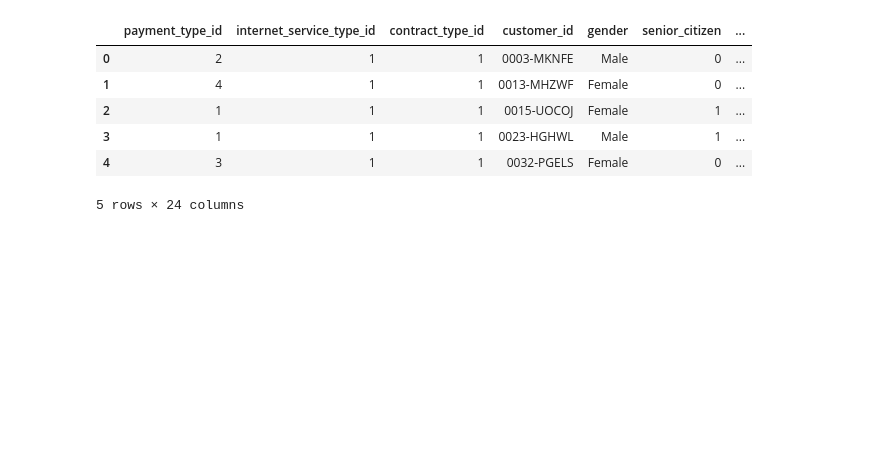
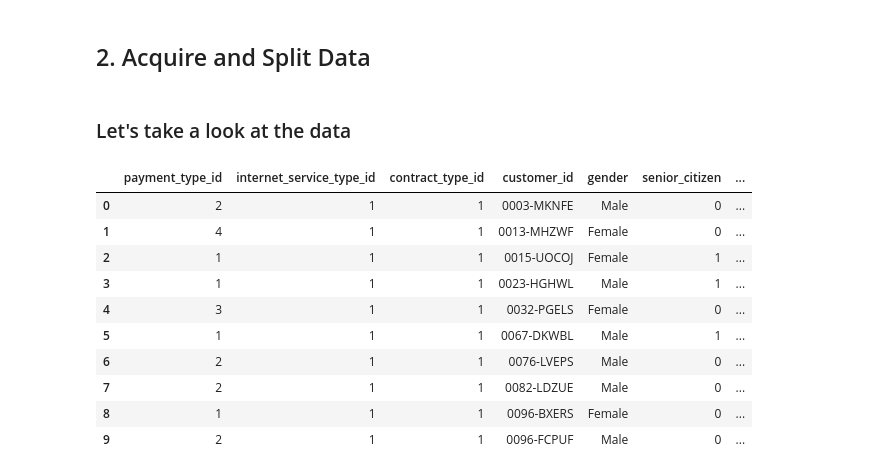
Before and after one commit to sonny-chase-nick-classification-project/telco_classification, a Jupyter notebook: Why_are_our_customers_churning.ipynb, the cells around one changed output. Saved outputs shown, nothing was run; the diff lists cells and outputs as text; code cells hidden in the pictures; blank space fills up the shorter version.

Commit message:
updated the telco churn notebook with phase 1 and 2, and a bit of phase 3

```diff
--- a/Why_are_our_customers_churning.ipynb
+++ b/Why_are_our_customers_churning.ipynb
@@ -66,0 +126,2 @@ telco = acquire.get_telco_data()
+# %% [markdown]
+## 2. Acquire and Split Data
@@ -67,10 +133,16 @@ telco = acquire.get_telco_data()
+# %% [markdown]
+### Let's take a look at the data
 # %%
-telco.head()
+telco.head(10)
 # %% [output]
 |  | payment_type_id | internet_service_type_id | contract_type_id | customer_id | gender | senior_citizen | ... |
 | 0 | 2 | 1 | 1 | 0003-MKNFE | Male | 0 | ... |
 | 1 | 4 | 1 | 1 | 0013-MHZWF | Female | 0 | ... |
 | 2 | 1 | 1 | 1 | 0015-UOCOJ | Female | 1 | ... |
 | 3 | 1 | 1 | 1 | 0023-HGHWL | Male | 1 | ... |
 | 4 | 3 | 1 | 1 | 0032-PGELS | Female | 0 | ... |
+| 5 | 1 | 1 | 1 | 0067-DKWBL | Male | 1 | ... |
+| 6 | 2 | 1 | 1 | 0076-LVEPS | Male | 0 | ... |
+| 7 | 2 | 1 | 1 | 0082-LDZUE | Male | 0 | ... |
+| 8 | 1 | 1 | 1 | 0096-BXERS | Female | 0 | ... |
+| 9 | 2 | 1 | 1 | 0096-FCPUF | Male | 0 | ... |
-5 rows × 24 columns
```
Also changed, not shown: parts of 26 cells of this notebook.
